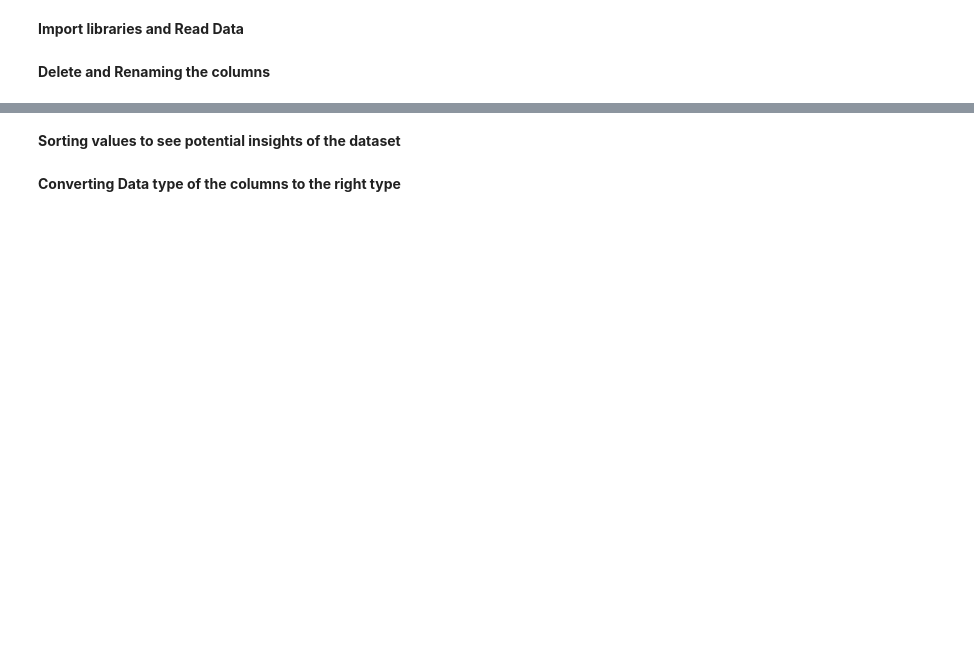
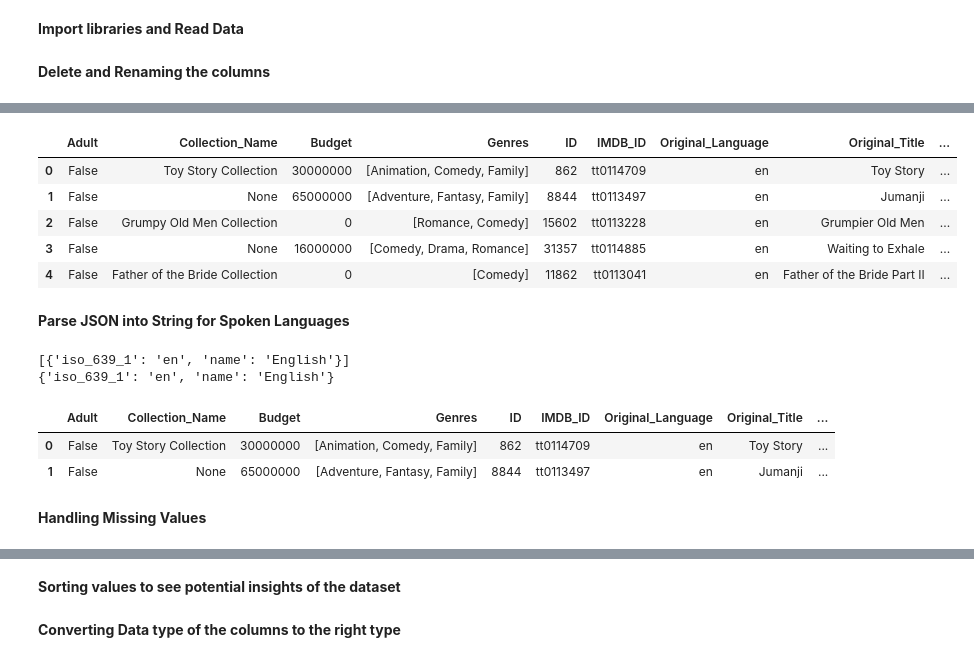
Before and after one commit to slimrivermoi/Techlabs-DS5, a Jupyter notebook: edit_data/Chan/EDA_Chan.ipynb, the cells around one changed output, grey strips where cells are left out. Drawn from its saved outputs; the diff is of its cells as text; code cells hidden in the pictures; blank space fills up the shorter version.

```diff
--- a/edit_data/Chan/EDA_Chan.ipynb
+++ b/edit_data/Chan/EDA_Chan.ipynb
@@ -62,0 +151,32 @@ movies_df
+# %%
+movies_df = movies_df.drop(columns=['Production_Countries', 'ISO_Codes', 'ISO_codes'])
+# %%
+movies_df = movies_df.drop(columns=['ISO_codes'])
+# %%
+movies_df.rename(columns={"Country_Names":"Production_Country"}, inplace=True)
+# %%
+cols = list(movies_df.columns)
+cols.insert(10, cols.pop(cols.index('Production_Country')))
+movies_df = movies_df[cols]
+# %%
+movies_df.head()
+# %% [output]
+|  | Adult | Collection_Name | Budget | Genres | ID | IMDB_ID | Original_Language | Original_Title | ... |
+| 0 | False | Toy Story Collection | 30000000 | [Animation, Comedy, Family] | 862 | tt0114709 | en | Toy Story | ... |
+| 1 | False | None | 65000000 | [Adventure, Fantasy, Family] | 8844 | tt0113497 | en | Jumanji | ... |
+| 2 | False | Grumpy Old Men Collection | 0 | [Romance, Comedy] | 15602 | tt0113228 | en | Grumpier Old Men | ... |
+| 3 | False | None | 16000000 | [Comedy, Drama, Romance] | 31357 | tt0114885 | en | Waiting to Exhale | ... |
+| 4 | False | Father of the Bride Collection | 0 | [Comedy] | 11862 | tt0113041 | en | Father of the Bride Part II | ... |
+# %% [markdown]
+**Parse JSON into String for Spoken Languages**
+# %%
+if "Spoken_languages" in movies_df.columns:
+    spoken_languages = movies_df.Spoken_languages.iloc[0]
+    spoken_languages = spoken_languages.replace("\'", "\"")
+    y = json.loads(spoken_languages)
+    print(y)
+    for item in y:
+        print(item)
+# %% [output]
+[{'iso_639_1': 'en', 'name': 'English'}]
+{'iso_639_1': 'en', 'name': 'English'}
@@ -62,0 +204,8 @@ movies_df
+# %%
+movies_df.head(2)
+# %% [output]
+|  | Adult | Collection_Name | Budget | Genres | ID | IMDB_ID | Original_Language | Original_Title | ... |
+| 0 | False | Toy Story Collection | 30000000 | [Animation, Comedy, Family] | 862 | tt0114709 | en | Toy Story | ... |
+| 1 | False | None | 65000000 | [Adventure, Fantasy, Family] | 8844 | tt0113497 | en | Jumanji | ... |
+# %% [markdown]
+**Handling Missing Values**
```
Also changed, not shown: parts of 44 cells of this notebook.
